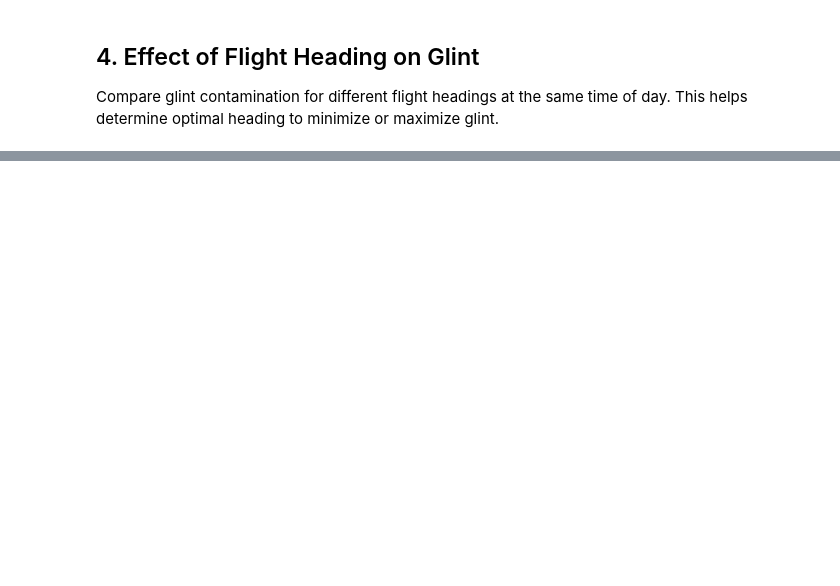
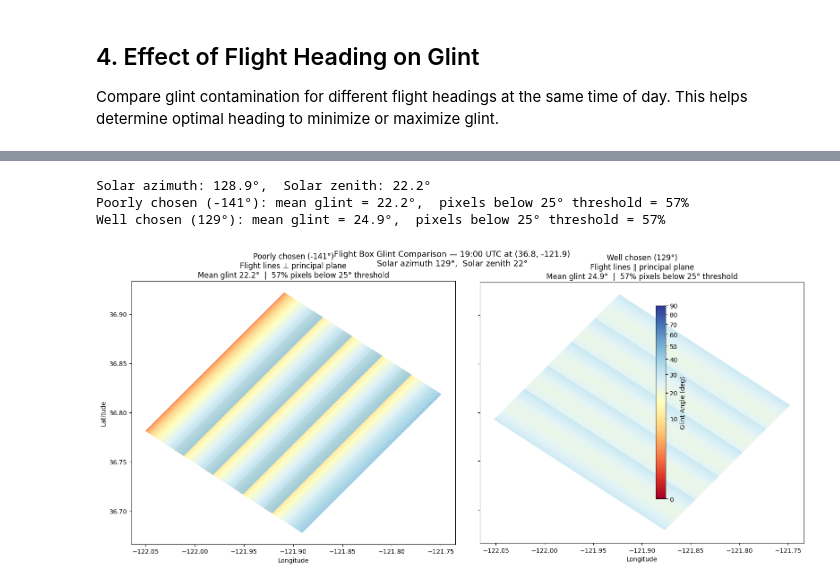
Before and after one commit to ryanpavlick/hyplan, a Jupyter notebook: notebooks/glint_analysis.ipynb, the cells around one changed output, grey strips where cells are left out. Cells and saved outputs as stored; diff of their text form; code cells hidden in the pictures; blank space fills up the shorter version.

```diff
--- a/notebooks/glint_analysis.ipynb
+++ b/notebooks/glint_analysis.ipynb
@@ -135 +168,80 @@ plt.show()
+# %%
+import pandas as pd
+from sunposition import sunpos
+from hyplan.flight_box import box_around_center_line
+from hyplan.geometry import wrap_to_180
+
+# Solar geometry at the observation time
+solar_az_val, solar_zen_val, *_ = sunpos(
+    dt=obs_time, latitude=lat, longitude=lon, elevation=0.0, radians=False
+)
+solar_az_val = float(solar_az_val)
+solar_zen_val = float(solar_zen_val)
+print(f"Solar azimuth: {solar_az_val:.1f}°,  Solar zenith: {solar_zen_val:.1f}°")
+
+altitude = ureg.Quantity(6000, "meter")
+box_length = ureg.Quantity(20, "km")
+box_width  = ureg.Quantity(15, "km")
+
+# Poorly chosen: flight lines perpendicular to the principal plane
+# Cross-track views point toward/away from the sun's reflection
+bad_az  = wrap_to_180(solar_az_val + 90.0)
+
+# Well-chosen: flight lines along the principal plane
+# Cross-track views are perpendicular to the sun's reflection geometry
+good_az = wrap_to_180(solar_az_val)
+
+lines_bad  = box_around_center_line(sensor, altitude, lat, lon, bad_az,  box_length, box_width)
+lines_good = box_around_center_line(sensor, altitude, lat, lon, good_az, box_length, box_width)
+
+def compute_box_glint(flight_lines, obs_time):
+    return pd.concat(
+        [compute_glint_vectorized(fl, sensor, obs_time) for fl in flight_lines],
+        ignore_index=True,
+    )
+
+gdf_bad  = compute_box_glint(lines_bad,  obs_time)
+gdf_good = compute_box_glint(lines_good, obs_time)
+
+for label, az, gdf in [("Poorly chosen", bad_az, gdf_bad), ("Well chosen", good_az, gdf_good)]:
+    mean_g = gdf["glint_angle"].mean()
+    frac   = (gdf["glint_angle"] < 25).mean() * 100
+    print(f"{label} ({az:.0f}°): mean glint = {mean_g:.1f}°,  pixels below 25° threshold = {frac:.0f}%")
+# %% [output]
+Solar azimuth: 128.9°,  Solar zenith: 22.2°
+Poorly chosen (-141°): mean glint = 22.2°,  pixels below 25° threshold = 57%
+Well chosen (129°): mean glint = 24.9°,  pixels below 25° threshold = 57%
+# %%
+from matplotlib.colors import PowerNorm
+
+norm = PowerNorm(gamma=0.4, vmin=0, vmax=90)
+fig, axes = plt.subplots(1, 2, figsize=(16, 7), sharey=True)
+
+cases = [
+    (axes[0], gdf_bad,  bad_az,  f"Poorly chosen ({bad_az:.0f}°)\nFlight lines ⊥ principal plane"),
+    (axes[1], gdf_good, good_az, f"Well chosen ({good_az:.0f}°)\nFlight lines ∥ principal plane"),
+]
+
+for ax, gdf, az, title in cases:
+    sc = ax.scatter(
+        gdf.geometry.x, gdf.geometry.y,
+        c=gdf["glint_angle"], cmap="RdYlBu", s=1, norm=norm,
+    )
+    mean_g = gdf["glint_angle"].mean()
+    frac   = (gdf["glint_angle"] < 25).mean() * 100
+    ax.set_title(f"{title}\nMean glint {mean_g:.1f}°  |  {frac:.0f}% pixels below 25° threshold")
+    ax.set_xlabel("Longitude")
+    ax.set_aspect("equal")
+
+axes[0].set_ylabel("Latitude")
+plt.colorbar(sc, ax=axes.tolist(), label="Glint Angle (deg)", shrink=0.8)
+fig.suptitle(
+    f"Flight Box Glint Comparison — {obs_time.strftime('%H:%M UTC')} at ({lat}, {lon})\n"
+    f"Solar azimuth {solar_az_val:.0f}°,  Solar zenith {solar_zen_val:.0f}°",
+    fontsize=13,
+)
+plt.tight_layout()
+plt.show()
+# %% [output]
+[figure, added]
 # %% [markdown]
```
Also changed, not shown: parts of 9 cells of this notebook, 32 other files.
